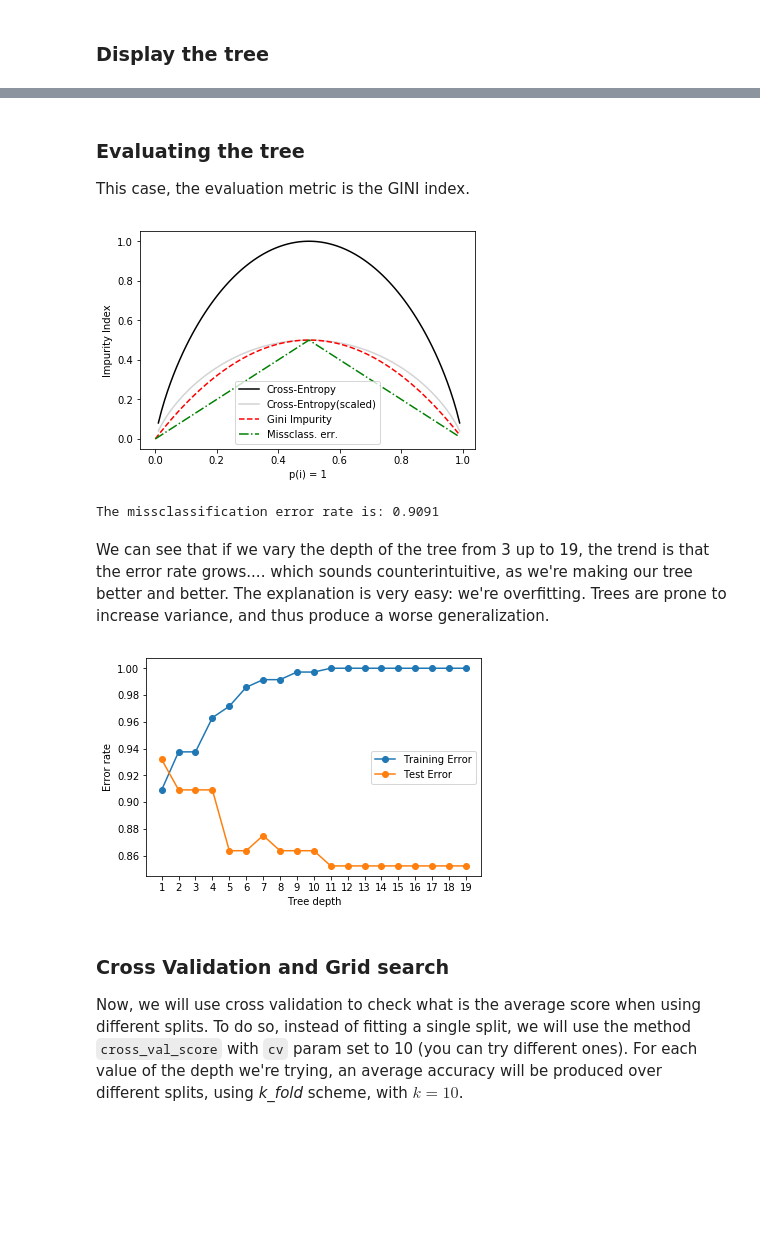
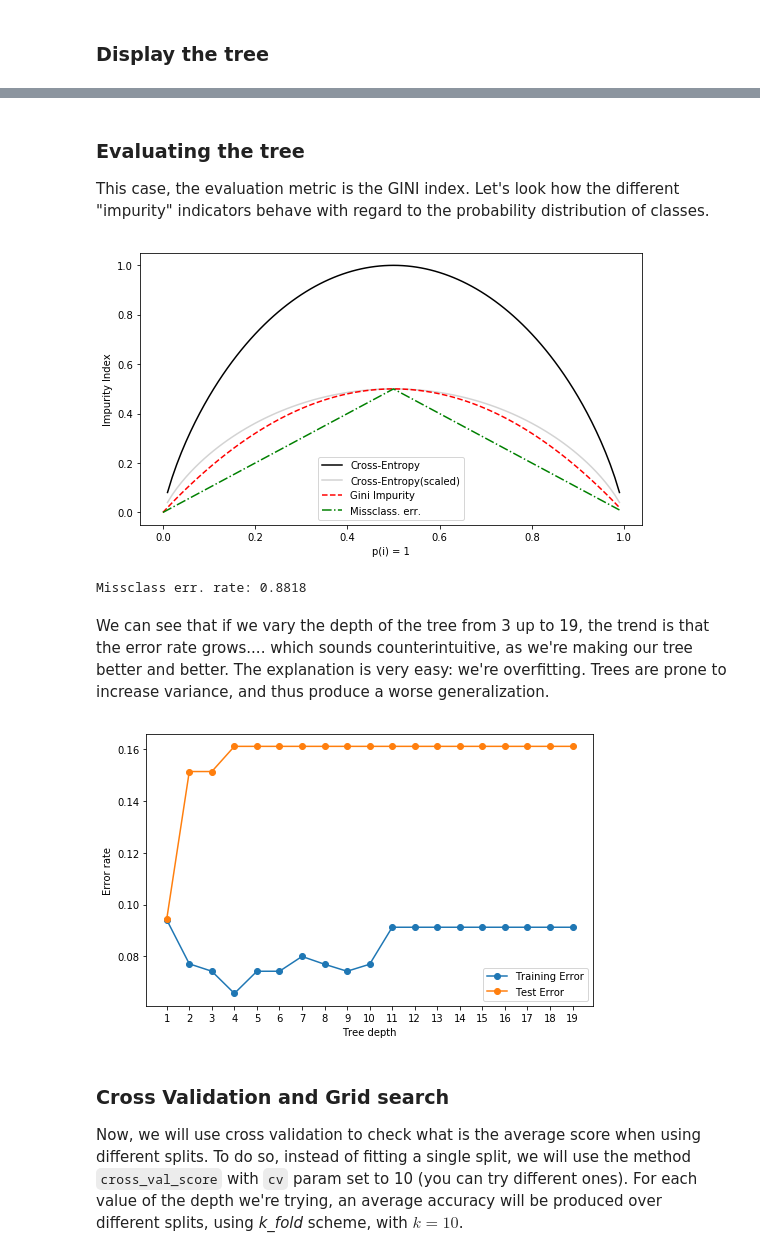
Before and after one commit to renero/class_notebooks, a Jupyter notebook: Tree based methods.ipynb, the cells around one changed output, grey strips where cells are left out. Saved outputs shown, nothing was run; the diff lists cells and outputs as text; code cells hidden in the pictures; blank space fills up the shorter version.

```diff
--- a/Tree based methods.ipynb
+++ b/Tree based methods.ipynb
@@ -287,47 +298,41 @@ features_importance(classifier, X)
 # %% [markdown]
 ### Evaluating the tree
 
-This case, the evaluation metric is the GINI index.
+This case, the evaluation metric is the GINI index. Let's look how the different "impurity" indicators behave with regard to the probability distribution of classes.
 # %%
 # Plot the Entropy, Gini Index and missclassification error curves
 def gini(p):
     return (p)*(1 - (p)) + (1 - p)*(1 - (1 - p))
 
 def cross_entropy(p):
     return - p*np.log2(p) - (1 - p)*np.log2((1 - p))
 
 def error(p):
     return 1 - np.max([p, 1-p])
 
 x = np.arange(0.0, 1.0, 0.01)
 ent = [cross_entropy(p) if p != 0 else None for p in x]
 sc_ent = [e*0.5 if e else None for e in ent]
 err = [error(i) for i in x]
 
+plt.figure(figsize=(9,5))
 for i, lab, ls, c in zip([ent, sc_ent, gini(x), err],
                         ['Cross-Entropy','Cross-Entropy(scaled)',
                         'Gini Impurity', 'Missclass. err.'],
                         ['-','-','--','-.'],
                         ['black','lightgrey','red','green','cyan']):
     line = plt.plot(x, i, label=lab, linestyle=ls, color=c)
 plt.legend(loc='best')
 plt.xlabel('p(i) = 1')
 plt.ylabel('Impurity Index')
 plt.show()
 # %% [output]
-[figure, old version]
+[figure, new version]
-# %%
-def evaluate_classifier(tree, X, Y):
-    """
-    Evaluates a tree with the data values passed, returning the R2 and MSE
-    """
-    miss_rate = tree.score(X, Y)
-    return miss_rate
-
-miss_rate = evaluate_classifier(classifier, X.test, Y.test)
-print('The missclassification error rate is: {:.4f}'.format(miss_rate))
-# %% [output]
-The missclassification error rate is: 0.9091
+# %%
+mse_values = cross_val_score(classifier, X.test, Y.test, cv=10, scoring="f1")
+print('Missclass err. rate: {:.4f}'.format(np.mean(mse_values)))
+# %% [output]
+Missclass err. rate: 0.8818
 # %% [markdown]
 We can see that if we vary the depth of the tree from 3 up to 19, the trend is that the error rate grows.... which sounds counterintuitive, as we're making our tree better and better. The explanation is very easy: we're overfitting. Trees are prone to increase variance, and thus produce a worse generalization.
 # %%
@@ -337,22 +342,29 @@ max_depth = 20
 mers_train = []
 mers_test = []
 for i in range(min_depth, max_depth):
-    tree = DecisionTreeClassifier(random_state=0, max_depth=i).fit(X.train, Y.train)
-    mer = evaluate_classifier(tree, X.train, Y.train)
+    tree = DecisionTreeClassifier(
+        random_state=0, max_depth=i).fit(X.train, Y.train)
+    mer = np.mean(cross_val_score(tree, X.train, Y.train, cv=10,
+                                  scoring='neg_mean_squared_error'))
     mers_train.append(mer)
-    mer = evaluate_classifier(tree, X.test, Y.test)
+    mer = np.mean(cross_val_score(tree, X.test, Y.test, cv=10,
+                                  scoring='neg_mean_squared_error'))
     mers_test.append(mer)
     del(tree)
 
+mers_train = np.abs(mers_train)
+mers_test = np.abs(mers_test)
+plt.figure(figsize=(8, 5))
 plt.plot(mers_train, 'o-', label='Training Error')
 plt.plot(mers_test, 'o-', label='Test Error')
-plt.xticks(range(min_depth-1, max_depth-1), ['{}'.format(i) for i in range(min_depth, max_depth)])
+plt.xticks(range(min_depth-1, max_depth-1),
+           ['{}'.format(i) for i in range(min_depth, max_depth)])
 plt.xlabel('Tree depth')
 plt.ylabel('Error rate')
 plt.legend()
 plt.show()
 # %% [output]
-[figure, old version]
+[figure, new version]
 # %% [markdown]
 ### Cross Validation and Grid search
 
```
Also changed, not shown: parts of 23 cells of this notebook.
